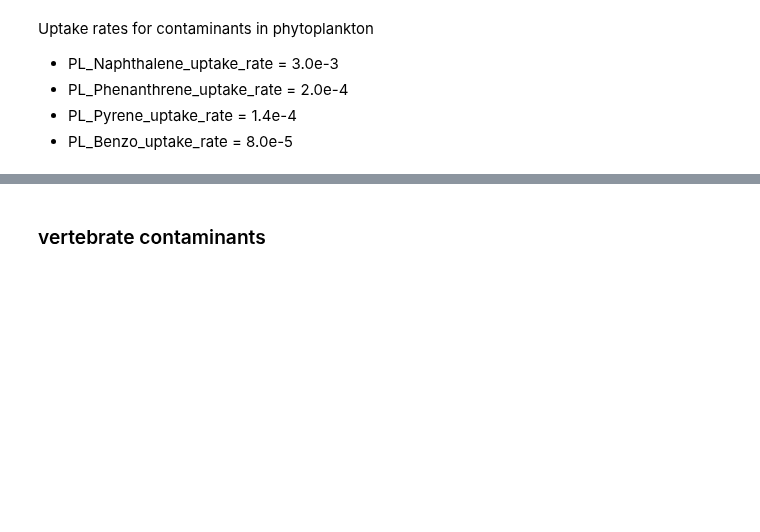
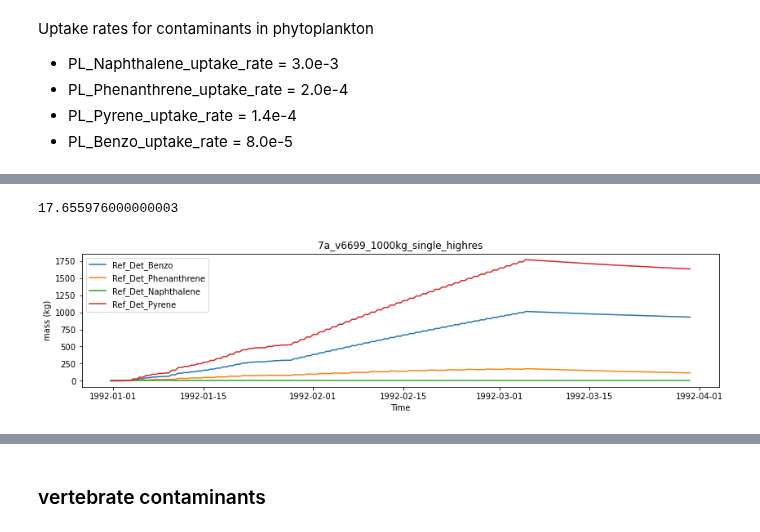
Before and after one commit to SS-Atlantis/analysis-raisha, a Jupyter notebook: notebooks/SSAM-contam-highres.ipynb, the cells around one changed output, grey strips where cells are left out. Cells and saved outputs as stored; diff of their text form; code cells hidden in the pictures; blank space fills up the shorter version.

```diff
--- a/notebooks/SSAM-contam-highres.ipynb
+++ b/notebooks/SSAM-contam-highres.ipynb
@@ -115,3 +117,12 @@ print_max_pah_mass('Ref_Det', scenario_datasets, scenario_paths)
 # %%
-max_Ref_Det_Phe_percent = (2393725/2.65e8)*100
+max_Ref_Det_Phe_percent = (176.55976/1000)*100
 max_Ref_Det_Phe_percent
+# %% [output]
+17.655976000000003
+# %%
+new_group = {}
+for pah in groups.pahs:
+    new_group['Ref_Det_'+pah]= 'Ref_Det_' +pah
+plot_group(new_group, scenario_datasets, scenario_paths)
+# %% [output]
+[figure, added]
```
Also changed, not shown: parts of 13 cells of this notebook.
